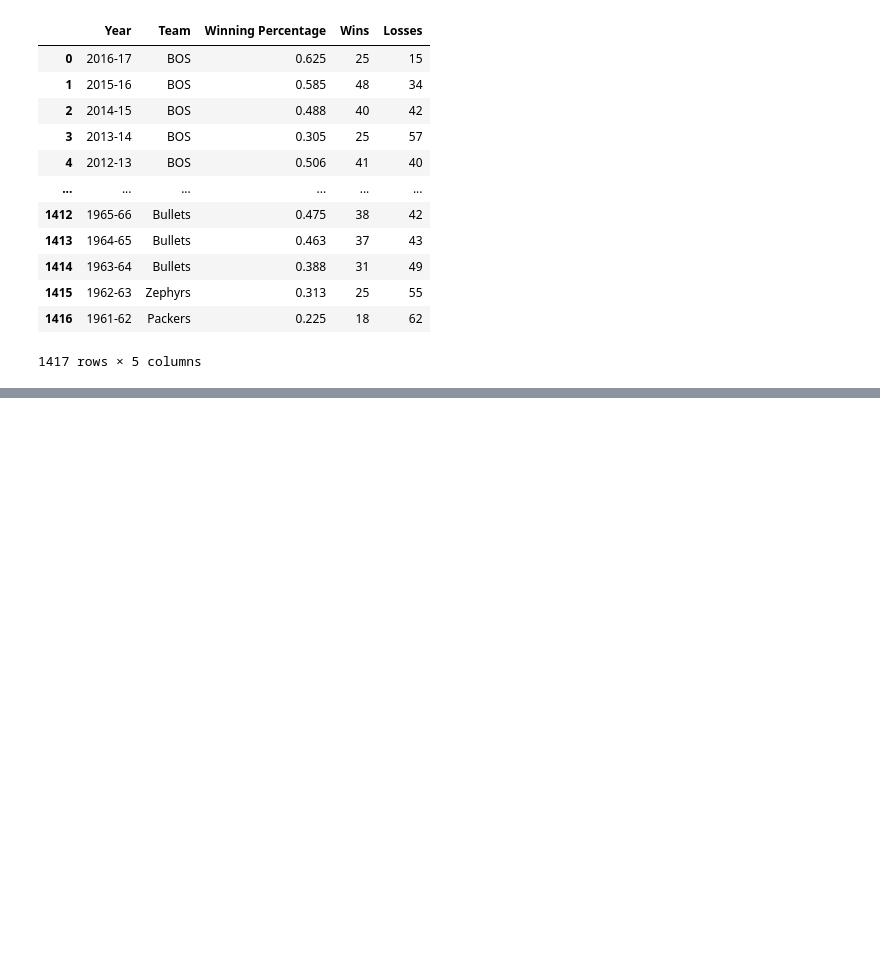
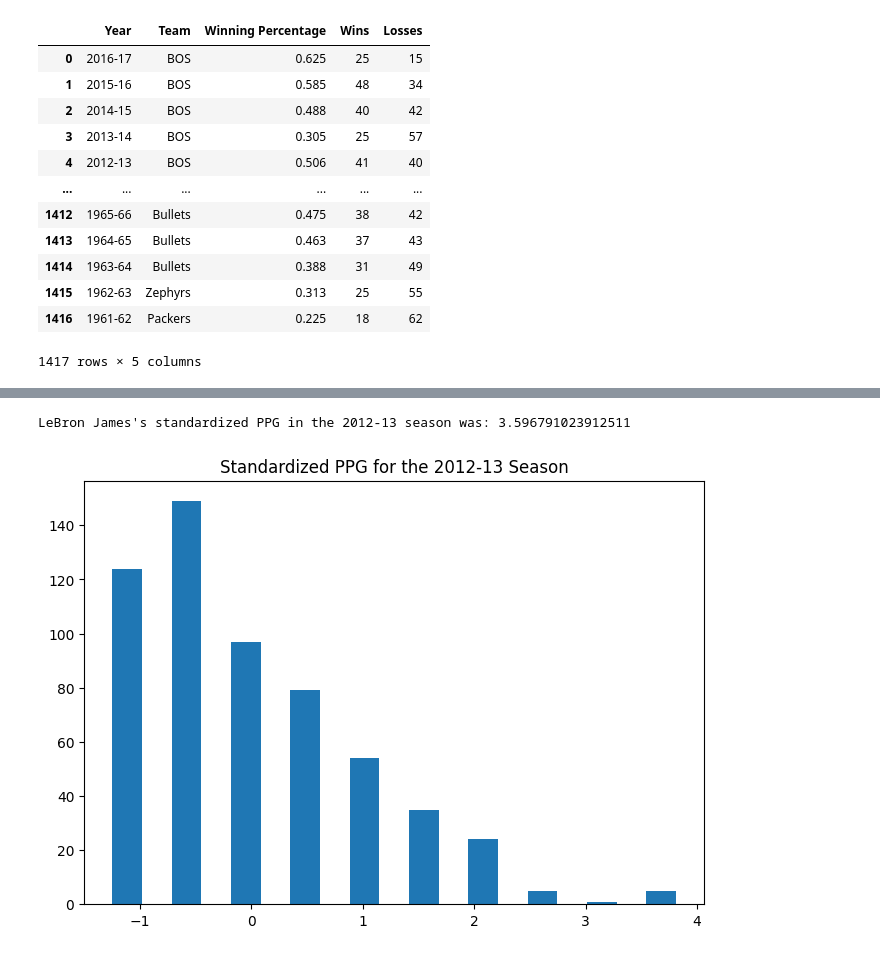
Before and after one commit to sash-wat/cmsc320final, a Jupyter notebook: project.ipynb, the cells around one changed output, grey strips where cells are left out. Cells and saved outputs as stored; diff of their text form; code cells hidden in the pictures; blank space fills up the shorter version.

```diff
--- a/project.ipynb
+++ b/project.ipynb
@@ -53,7 +55,7 @@ for index, row in seasons_df.iterrows():
     tmp = int(row['Year'])
     year = str(tmp-1) + "-" + str(int(row['Year']))[2:4]
     seasons_df.loc[index, 'Year'] = year
-
+seasons_df['PPG'] = seasons_df['PTS']/seasons_df['G']
 
 seasons_df
 # %% [output]
@@ -187,0 +239,20 @@ The MVP of the 2012-13 NBA Season was LeBron James, who had the highest win shar
+# %%
+plt.rcParams["figure.figsize"] = (8, 5.5)
+def grapher(stat, year):
+    mvp = mvpframe[mvpframe['Season'] == year]['Player'].max()
+    year_stat = seasons_df[seasons_df['Year'] == year]
+    meanstat = np.mean(year_stat[stat])
+    stdstat = np.std(year_stat[stat])
+    standardized = [(i - meanstat)/stdstat for i in year_stat[stat]]
+    mvp_stat = year_stat.loc[year_stat['Player'] == mvp]
+    print(mvp + "'s standardized " + str(stat) + " in the " + str(year) + " season was: " + str(((mvp_stat[stat]-meanstat)/stdstat).max()))
+    plt.hist(standardized, rwidth=0.5)
+    plt.title('Standardized ' + str(stat) + ' for the ' + str(year) + " Season")
+    plt.show()
+
+
+
+grapher('PPG', '2012-13')
+# %% [output]
+LeBron James's standardized PPG in the 2012-13 season was: 3.596791023912511
+[figure, added]
```
Also changed, not shown: parts of 13 cells of this notebook, 1 other file.
